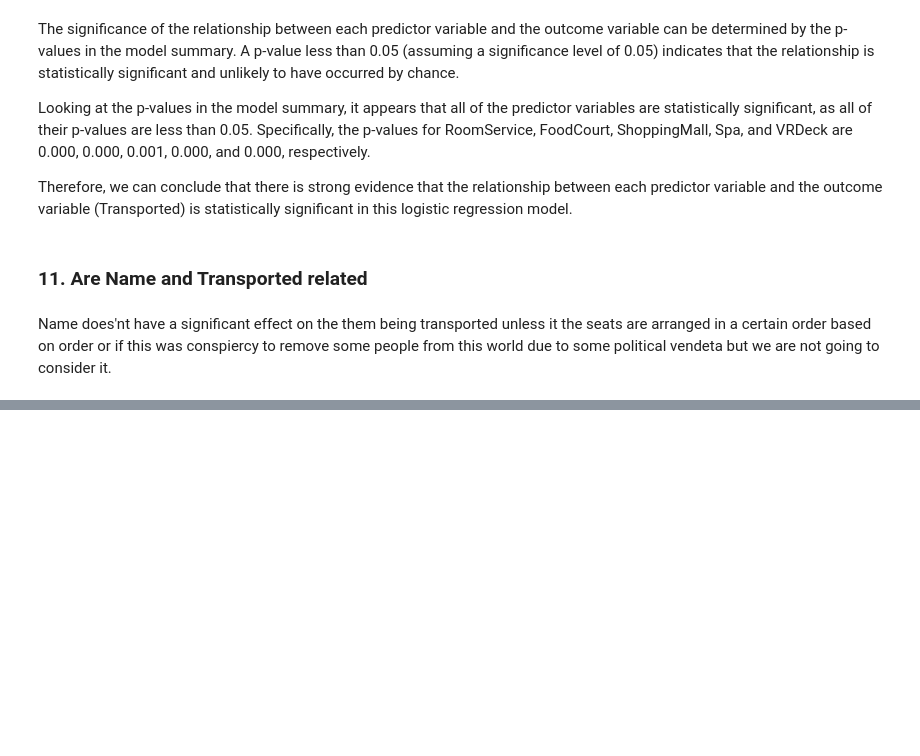
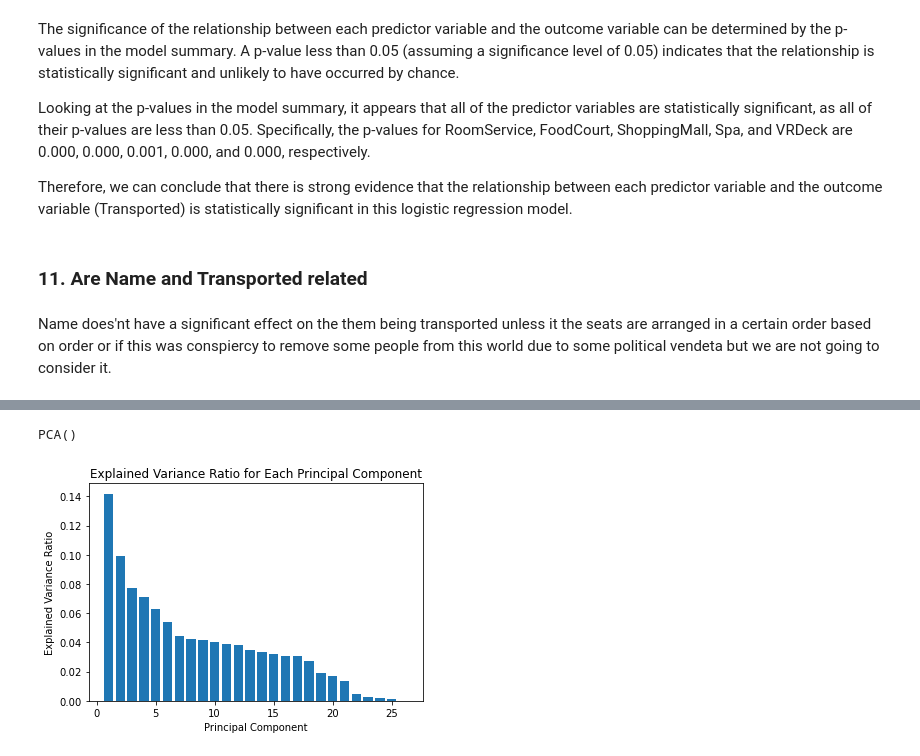
Before and after one commit to bdilpreet66/Spaceship-Titanic, a Jupyter notebook: Untitled.ipynb, the cells around one changed output, grey strips where cells are left out. Cells and saved outputs as stored; diff of their text form; code cells hidden in the pictures; blank space fills up the shorter version.

```diff
--- a/Untitled.ipynb
+++ b/Untitled.ipynb
@@ -331,0 +413,4 @@ Name does'nt have a significant effect on the them being transported unless it t
+# %%
+train['VIP'] = train['VIP'].fillna(df['VIP'].mode()[0])
+train['VIP'] = train['VIP'].astype(int)
+train
@@ -331,0 +431,3 @@ Name does'nt have a significant effect on the them being transported unless it t
+# %%
+train.fillna(0, inplace=True)
+train
@@ -331,0 +470,3 @@ Name does'nt have a significant effect on the them being transported unless it t
+# %%
+scaler = StandardScaler()
+scaled_train = scaler.fit_transform(train)
@@ -331,0 +489,13 @@ Name does'nt have a significant effect on the them being transported unless it t
+# %%
+pca = PCA()
+pca.fit(scaled_train)
+# %% [output]
+PCA()
+# %%
+plt.bar(range(1, pca.n_components_ + 1), pca.explained_variance_ratio_)
+plt.xlabel('Principal Component')
+plt.ylabel('Explained Variance Ratio')
+plt.title('Explained Variance Ratio for Each Principal Component')
+plt.show()
+# %% [output]
+[figure, added]
```
Also changed, not shown: parts of 14 cells of this notebook.
